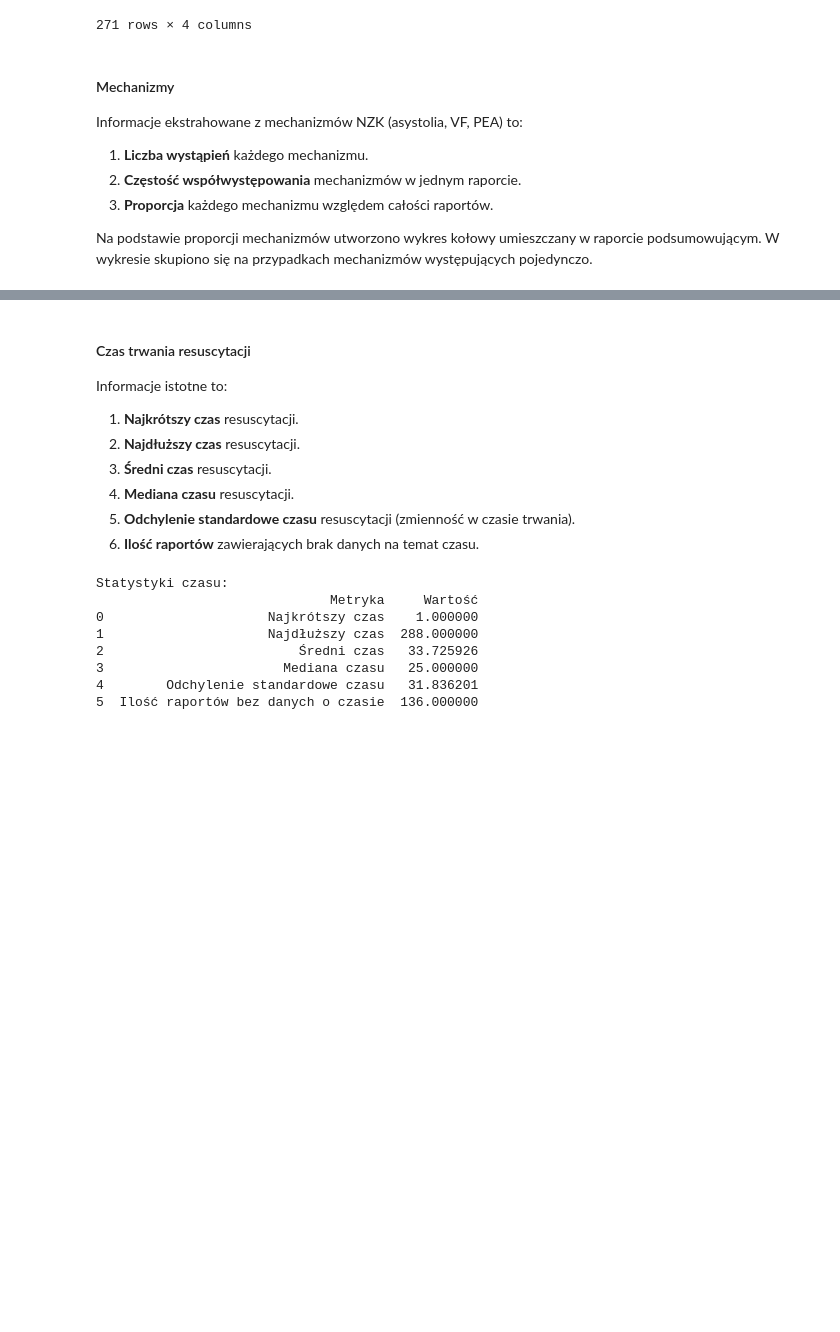
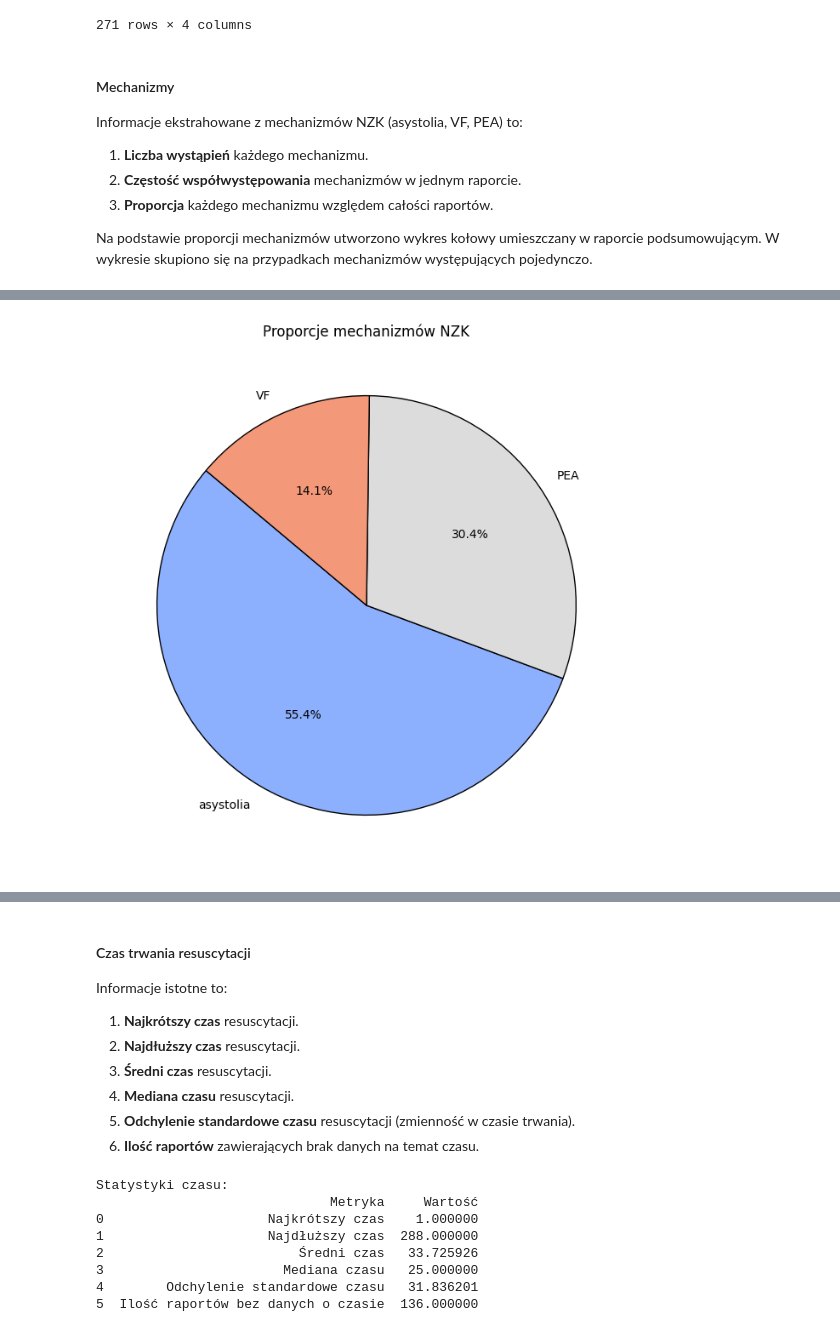
Before and after one commit to juestany/praca_inz, a Jupyter notebook: praca.ipynb, the cells around one changed output, grey strips where cells are left out. Cells and saved outputs as stored; diff of their text form; code cells hidden in the pictures; blank space fills up the shorter version.

Commit message:
fixed mechanisms

```diff
--- a/praca.ipynb
+++ b/praca.ipynb
@@ -457,0 +361,72 @@ Proporcje wystąpień mechanizmów NZK:
+# %%
+from collections import Counter
+from itertools import combinations
+import matplotlib.pyplot as plt
+import seaborn as sns
+
+# Zamiana wartości NaN na puste listy
+df_processed["mechanisms"] = df_processed["mechanisms"].apply(lambda x: x if isinstance(x, list) else [])
+
+total_reports = len(df_processed)
+
+# Liczba wystąpień każdego mechanizmu
+mechanism_counts = Counter([mech for mechs in df_processed["mechanisms"] for mech in mechs])
+
+# Proporcja mechanizmów
+mechanism_proportions = {
+    key: round((count / total_reports) * 100, 2) for key, count in mechanism_counts.items()
+}
+
+# Tworzenie df mechanizmów
+mechanisms_df = pd.DataFrame([
+    {"Mechanizm": mech, "Wystąpienia": count, "Proporcja [%]": mechanism_proportions[mech]}
+    for mech, count in mechanism_counts.items()
+]).sort_values(by="Wystąpienia", ascending=False).reset_index(drop=True)
+
+# Współwystępowania mechanizmów
+co_occurrence_counts = Counter()
+for mechs in df_processed["mechanisms"]:
+    co_occurrence_counts.update(combinations(sorted(mechs), 2))
+
+# Tworzenie df współwystąpień
+cooccurrences_df = pd.DataFrame([
+    {"Mechanizmy": f"{pair[0]} + {pair[1]}", "Wystąpienia": count}
+    for pair, count in co_occurrence_counts.items()
+]).sort_values(by="Wystąpienia", ascending=False).reset_index(drop=True)
+
+# Słownik wyników
+results_mech = {
+    "total_reports": total_reports,
+    "mechanisms": [
+        {"name": mech, "count": count, "proportion": mechanism_proportions[mech]}
+        for mech, count in mechanism_counts.items()
+    ] + [
+        {"name": f"{pair[0]} + {pair[1]}", "count": count, "proportion": None}
+        for pair, count in co_occurrence_counts.items()
+    ],
+}
+
+# Wykres kołowy dla proporcji mechanizmów NZK
+plt.figure(figsize=(8, 8))
+colors = sns.color_palette("coolwarm", len(mechanisms_df))
+plt.pie(
+    mechanisms_df["Proporcja [%]"],
+    labels=mechanisms_df["Mechanizm"],
+    autopct=lambda p: f"{p:.1f}%" if p > 0 else "",
+    startangle=140,
+    colors=colors,
+    wedgeprops={"edgecolor": "black"},
+)
+plt.title("Proporcje mechanizmów NZK")
+plt.savefig("proporcje_mechanizmow.png", format="png", dpi=300, bbox_inches="tight")
+plt.show()
+
+# Wyświetlenie wyników
+print("Mechanizmy i ich wystąpienia")
+print(mechanisms_df)
+print("\nWspółwystępowania mechanizmów")
+print(cooccurrences_df)
+print("\nSłownik wyników (do dokumentu podsumowującego):")
+print(results_mech)
+# %% [output]
+[figure, added]
```
Also changed, not shown: parts of 4 cells of this notebook, 1 other file.
